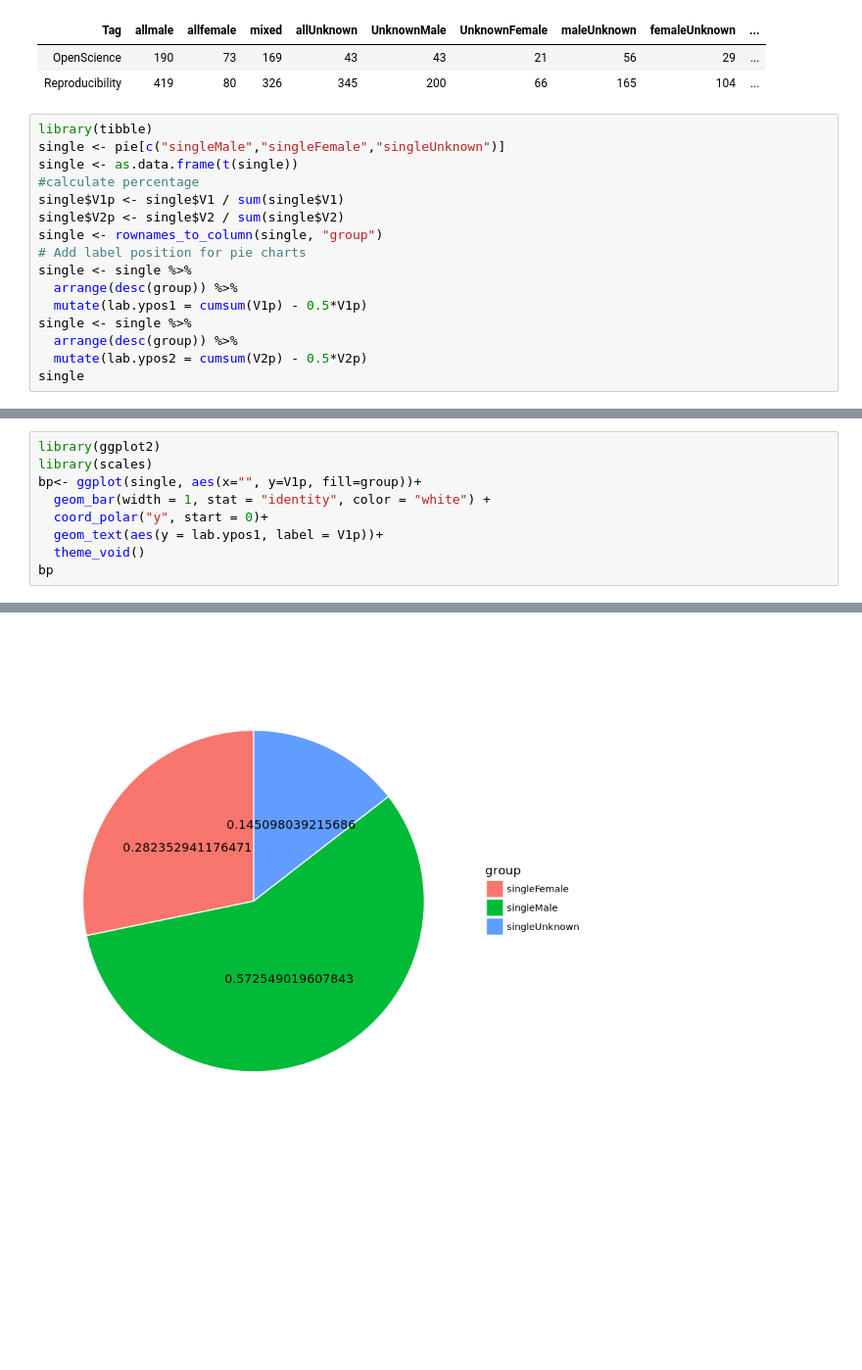
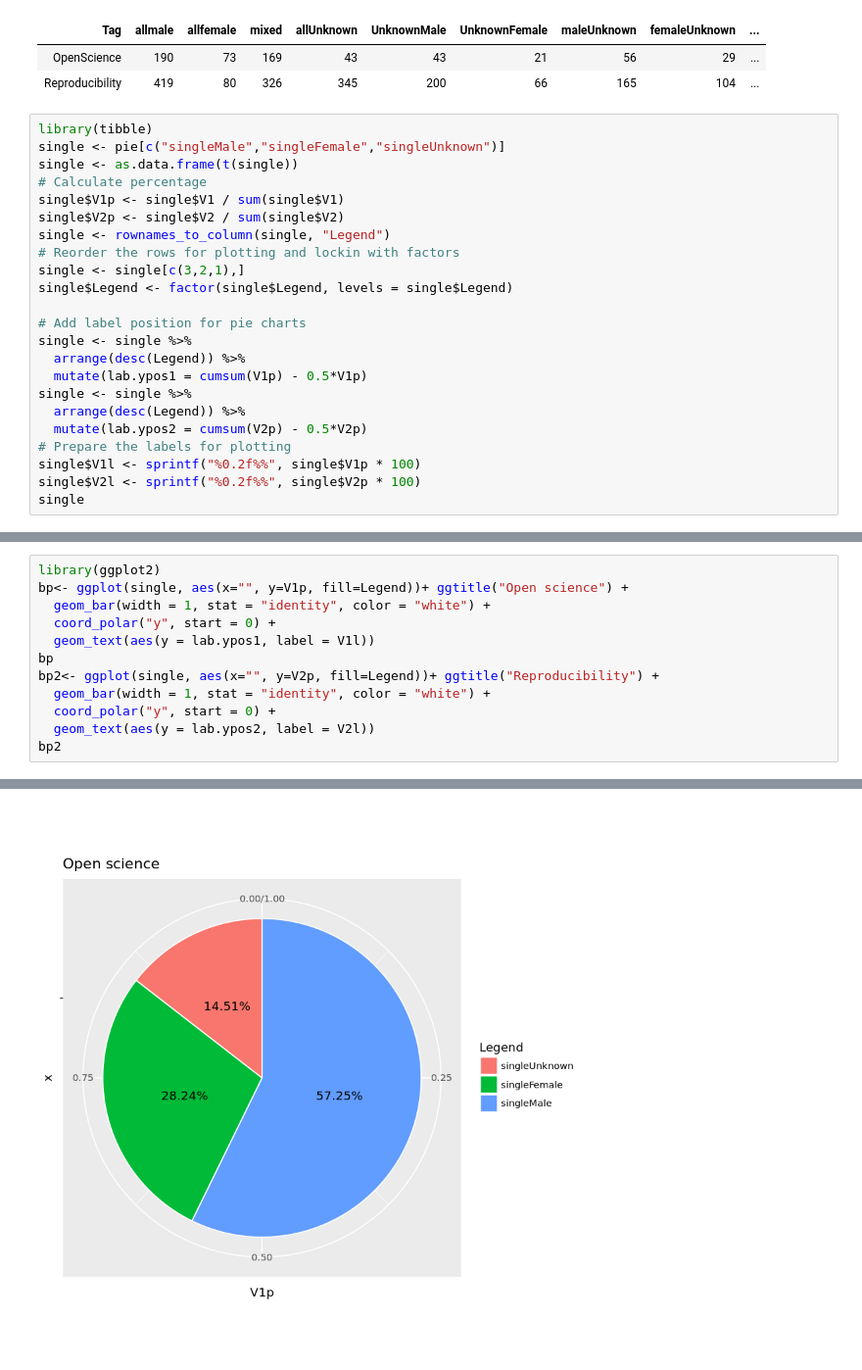
Before and after one commit to everyxs/openScience, a Jupyter notebook: code-data/genderDetect.ipynb, the cells around one changed output, grey strips where cells are left out. Shown at 98% size. Saved outputs shown, nothing was run; the diff lists cells and outputs as text; blank space fills up the shorter version.

Commit message:
pie charts updated

```diff
--- a/code-data/genderDetect.ipynb
+++ b/code-data/genderDetect.ipynb
@@ -164,16 +164,23 @@ pie
 library(tibble)
 single <- pie[c("singleMale","singleFemale","singleUnknown")]
 single <- as.data.frame(t(single))
-#calculate percentage
+# Calculate percentage
 single$V1p <- single$V1 / sum(single$V1)
 single$V2p <- single$V2 / sum(single$V2)
-single <- rownames_to_column(single, "group")
+single <- rownames_to_column(single, "Legend")
+# Reorder the rows for plotting and lockin with factors
+single <- single[c(3,2,1),]
+single$Legend <- factor(single$Legend, levels = single$Legend)
+
 # Add label position for pie charts
 single <- single %>%
-  arrange(desc(group)) %>%
+  arrange(desc(Legend)) %>%
   mutate(lab.ypos1 = cumsum(V1p) - 0.5*V1p)
 single <- single %>%
-  arrange(desc(group)) %>%
+  arrange(desc(Legend)) %>%
   mutate(lab.ypos2 = cumsum(V2p) - 0.5*V2p)
+# Prepare the labels for plotting
+single$V1l <- sprintf("%0.2f%%", single$V1p * 100)
+single$V2l <- sprintf("%0.2f%%", single$V2p * 100)
 single
 # %% [output]
@@ -184,10 +191,13 @@ single
 # %%
 library(ggplot2)
-library(scales)
-bp<- ggplot(single, aes(x="", y=V1p, fill=group))+
+bp<- ggplot(single, aes(x="", y=V1p, fill=Legend))+ ggtitle("Open science") +
   geom_bar(width = 1, stat = "identity", color = "white") +
-  coord_polar("y", start = 0)+
-  geom_text(aes(y = lab.ypos1, label = V1p))+
-  theme_void()
+  coord_polar("y", start = 0) +
+  geom_text(aes(y = lab.ypos1, label = V1l))
 bp
+bp2<- ggplot(single, aes(x="", y=V2p, fill=Legend))+ ggtitle("Reproducibility") +
+  geom_bar(width = 1, stat = "identity", color = "white") +
+  coord_polar("y", start = 0) +
+  geom_text(aes(y = lab.ypos2, label = V2l))
+bp2
 # %% [output]
@@ -199 +204 @@ The following object is masked from ‘package:readr’:
-[figure, old version]
+[figure, new version]
```
Also changed, not shown: parts of 4 cells of this notebook, 1 other file.
